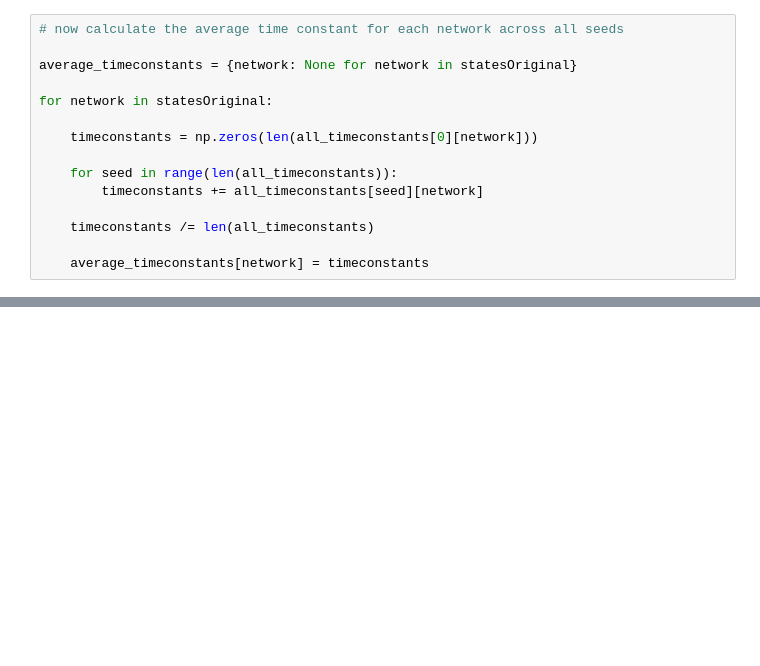
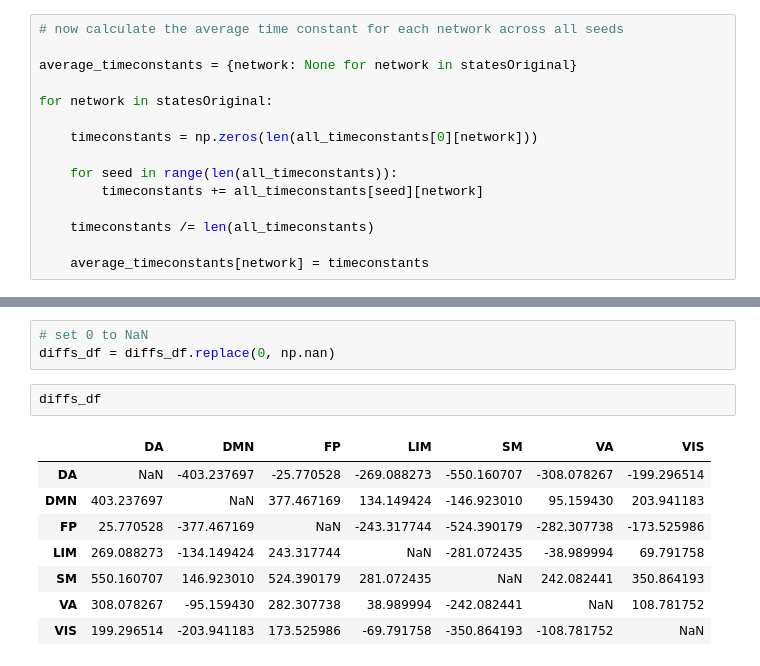
Before and after one commit to orbitalhybridization/NarrativeConn2Res, a Jupyter notebook: AlignmentTimeConsts-Seeds.ipynb, the cells around one changed output, grey strips where cells are left out. Cells and saved outputs as stored; diff of their text form; blank space fills up the shorter version.

```diff
--- a/AlignmentTimeConsts-Seeds.ipynb
+++ b/AlignmentTimeConsts-Seeds.ipynb
@@ -95,0 +143,14 @@ plt.show()
+# %%
+# set 0 to NaN
+diffs_df = diffs_df.replace(0, np.nan)
+# %%
+diffs_df
+# %% [output]
+|  | DA | DMN | FP | LIM | SM | VA | VIS |
+| DA | NaN | -403.237697 | -25.770528 | -269.088273 | -550.160707 | -308.078267 | -199.296514 |
+| DMN | 403.237697 | NaN | 377.467169 | 134.149424 | -146.923010 | 95.159430 | 203.941183 |
+| FP | 25.770528 | -377.467169 | NaN | -243.317744 | -524.390179 | -282.307738 | -173.525986 |
+| LIM | 269.088273 | -134.149424 | 243.317744 | NaN | -281.072435 | -38.989994 | 69.791758 |
+| SM | 550.160707 | 146.923010 | 524.390179 | 281.072435 | NaN | 242.082441 | 350.864193 |
+| VA | 308.078267 | -95.159430 | 282.307738 | 38.989994 | -242.082441 | NaN | 108.781752 |
+| VIS | 199.296514 | -203.941183 | 173.525986 | -69.791758 | -350.864193 | -108.781752 | NaN |
```
Also changed, not shown: parts of 5 cells of this notebook, 25 other files.
